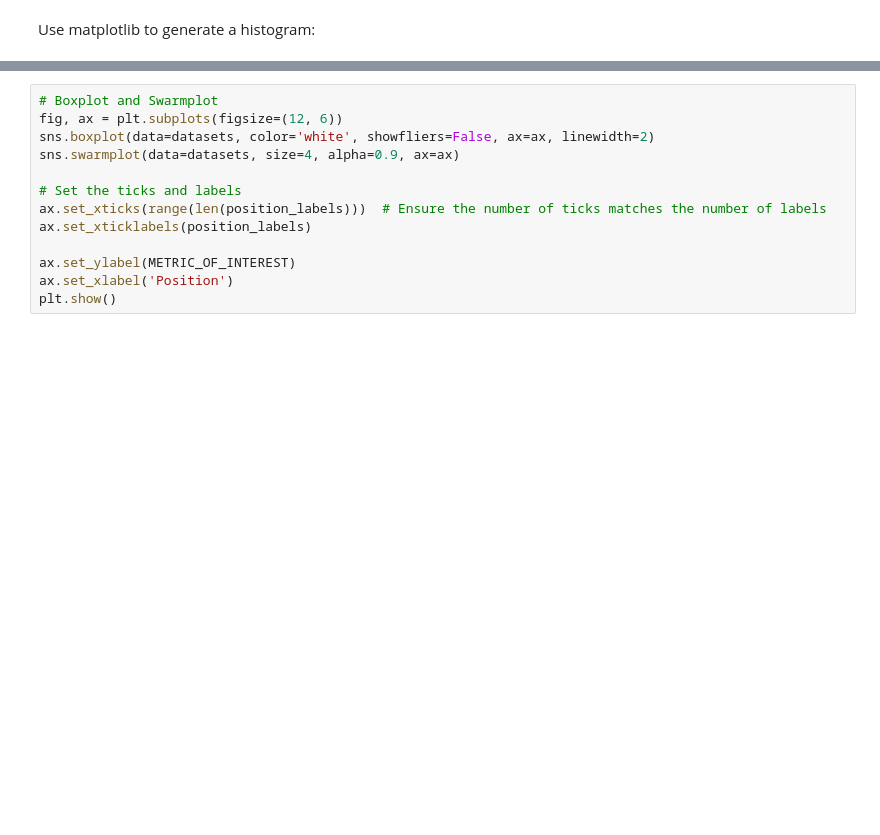
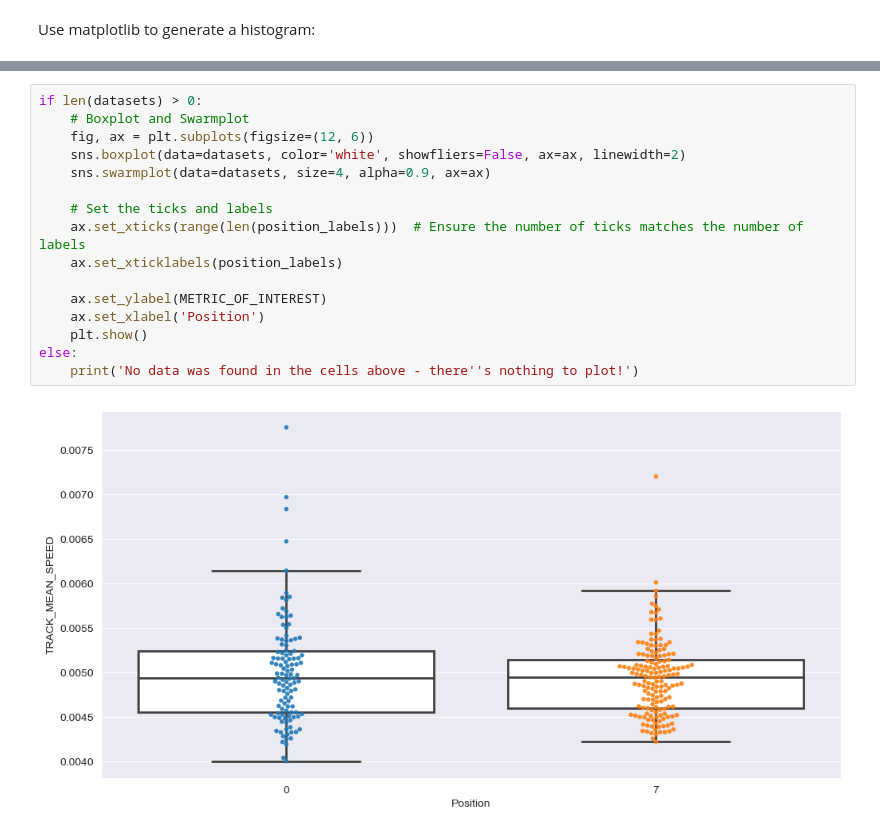
Before and after one commit to FrancisCrickInstitute/multi-dimensional-imaging-and-analysis, a Jupyter notebook: Live-Cell-Imaging-And-Tracking/compare_track_data.ipynb, the cells around one changed output, grey strips where cells are left out. Drawn from its saved outputs; the diff is of its cells as text; blank space fills up the shorter version.

```diff
--- a/Live-Cell-Imaging-And-Tracking/compare_track_data.ipynb
+++ b/Live-Cell-Imaging-And-Tracking/compare_track_data.ipynb
@@ -50,13 +79,18 @@ plt.show()
 # %%
-# Boxplot and Swarmplot
-fig, ax = plt.subplots(figsize=(12, 6))
-sns.boxplot(data=datasets, color='white', showfliers=False, ax=ax, linewidth=2)
-sns.swarmplot(data=datasets, size=4, alpha=0.9, ax=ax)
+if len(datasets) > 0:
+    # Boxplot and Swarmplot
+    fig, ax = plt.subplots(figsize=(12, 6))
+    sns.boxplot(data=datasets, color='white', showfliers=False, ax=ax, linewidth=2)
+    sns.swarmplot(data=datasets, size=4, alpha=0.9, ax=ax)
 
-# Set the ticks and labels
-ax.set_xticks(range(len(position_labels)))  # Ensure the number of ticks matches the number of labels
-ax.set_xticklabels(position_labels)
+    # Set the ticks and labels
+    ax.set_xticks(range(len(position_labels)))  # Ensure the number of ticks matches the number of labels
+    ax.set_xticklabels(position_labels)
 
-ax.set_ylabel(METRIC_OF_INTEREST)
-ax.set_xlabel('Position')
-plt.show()
+    ax.set_ylabel(METRIC_OF_INTEREST)
+    ax.set_xlabel('Position')
+    plt.show()
+else:
+    print('No data was found in the cells above - there''s nothing to plot!')
+# %% [output]
+[figure, added]
```
Also changed, not shown: parts of 7 cells of this notebook.
